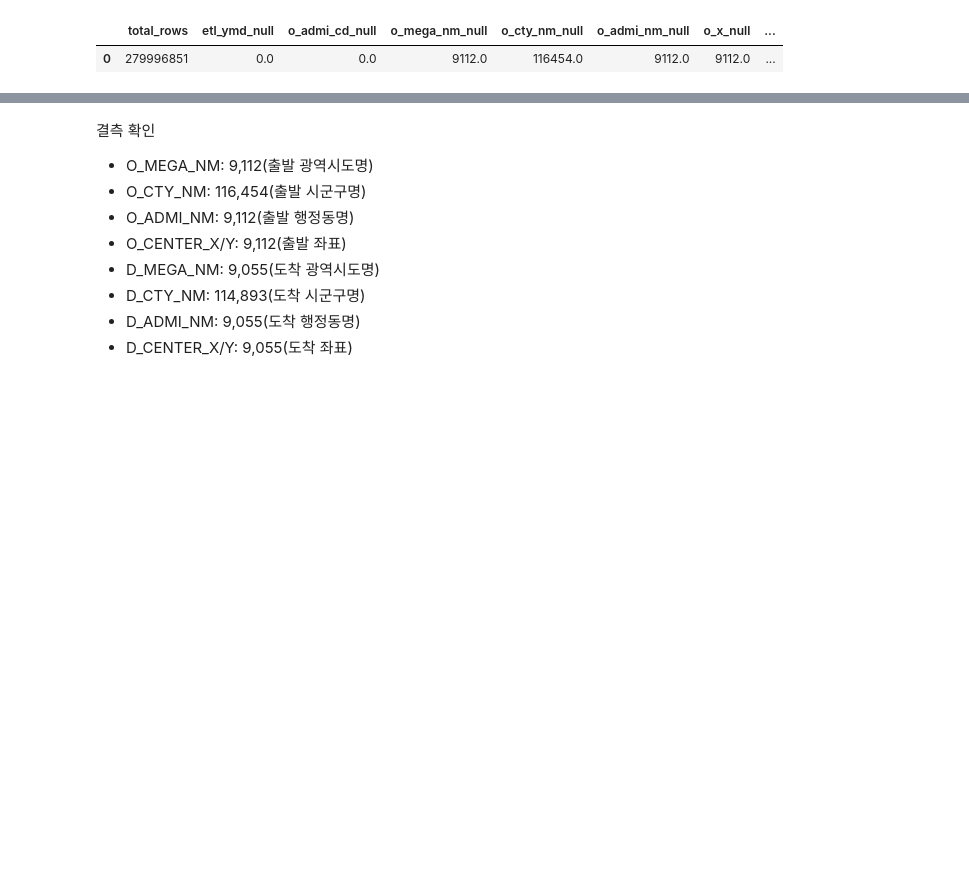
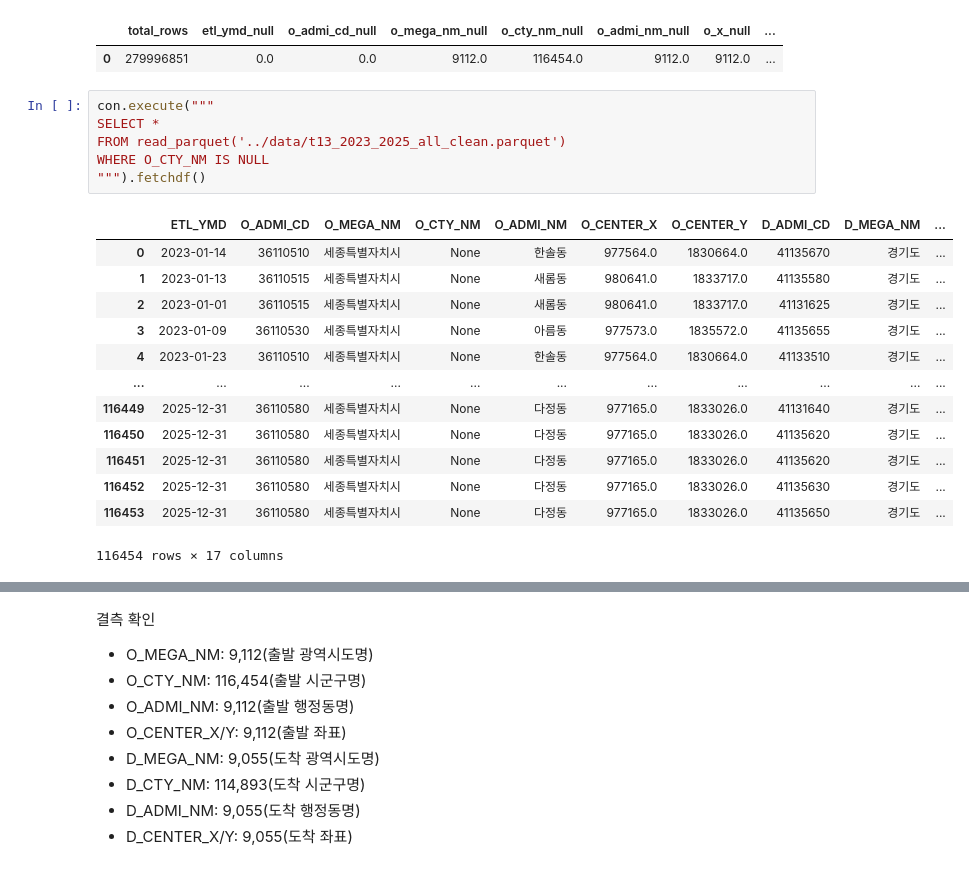
Before and after one commit to bulsajo1/final_project, a Jupyter notebook: Jiryun/1차_전처리.ipynb, the cells around one changed output, grey strips where cells are left out. Cells and saved outputs as stored; diff of their text form; blank space fills up the shorter version.

```diff
--- a/Jiryun/1차_전처리.ipynb
+++ b/Jiryun/1차_전처리.ipynb
@@ -155,3 +155,23 @@ FROM read_parquet('../data/t13_2023_2025_all_clean.parquet')
 # %% [output]
 |  | total_rows | etl_ymd_null | o_admi_cd_null | o_mega_nm_null | o_cty_nm_null | o_admi_nm_null | o_x_null | ... |
 | 0 | 279996851 | 0.0 | 0.0 | 9112.0 | 116454.0 | 9112.0 | 9112.0 | ... |
+# %%
+con.execute("""
+SELECT *
+FROM read_parquet('../data/t13_2023_2025_all_clean.parquet')
+WHERE O_CTY_NM IS NULL
+""").fetchdf()
+# %% [output]
+|  | ETL_YMD | O_ADMI_CD | O_MEGA_NM | O_CTY_NM | O_ADMI_NM | O_CENTER_X | O_CENTER_Y | D_ADMI_CD | D_MEGA_NM | ... |
+| 0 | 2023-01-14 | 36110510 | 세종특별자치시 | None | 한솔동 | 977564.0 | 1830664.0 | 41135670 | 경기도 | ... |
+| 1 | 2023-01-13 | 36110515 | 세종특별자치시 | None | 새롬동 | 980641.0 | 1833717.0 | 41135580 | 경기도 | ... |
+| 2 | 2023-01-01 | 36110515 | 세종특별자치시 | None | 새롬동 | 980641.0 | 1833717.0 | 41131625 | 경기도 | ... |
+| 3 | 2023-01-09 | 36110530 | 세종특별자치시 | None | 아름동 | 977573.0 | 1835572.0 | 41135655 | 경기도 | ... |
+| 4 | 2023-01-23 | 36110510 | 세종특별자치시 | None | 한솔동 | 977564.0 | 1830664.0 | 41133510 | 경기도 | ... |
+| ... | ... | ... | ... | ... | ... | ... | ... | ... | ... | ... |
+| 116449 | 2025-12-31 | 36110580 | 세종특별자치시 | None | 다정동 | 977165.0 | 1833026.0 | 41131640 | 경기도 | ... |
+| 116450 | 2025-12-31 | 36110580 | 세종특별자치시 | None | 다정동 | 977165.0 | 1833026.0 | 41135620 | 경기도 | ... |
+| 116451 | 2025-12-31 | 36110580 | 세종특별자치시 | None | 다정동 | 977165.0 | 1833026.0 | 41135620 | 경기도 | ... |
+| 116452 | 2025-12-31 | 36110580 | 세종특별자치시 | None | 다정동 | 977165.0 | 1833026.0 | 41135630 | 경기도 | ... |
+| 116453 | 2025-12-31 | 36110580 | 세종특별자치시 | None | 다정동 | 977165.0 | 1833026.0 | 41135650 | 경기도 | ... |
+116454 rows × 17 columns
```
Also changed, not shown: parts of 23 cells of this notebook, 2 other files.
